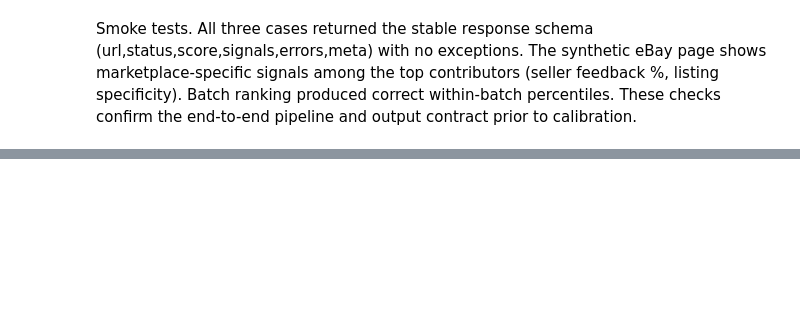
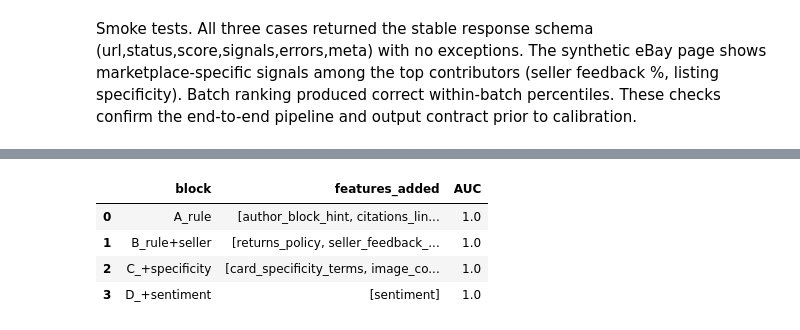
Before and after one commit to k-ferry/cs676-fall-2025, a Jupyter notebook: project-1/deliverable1/deliverable1v2.ipynb, the cells around one changed output, grey strips where cells are left out. Saved outputs shown, nothing was run; the diff lists cells and outputs as text; code cells hidden in the pictures; blank space fills up the shorter version.

Commit message:
Annotation through code cells 9 and additional report draft through ML section

```diff
--- a/project-1/deliverable1/deliverable1v2.ipynb
+++ b/project-1/deliverable1/deliverable1v2.ipynb
@@ -448,7 +527,7 @@ def _signals_ebay_listing(html: str) -> list[Signal]:
     s.append(Signal("year_set_hint", 1.0 if (any_year and any_set) else 0.6, 0.06, "Year+Set mentioned"))
 
     # Image count thoroughness proxy
-    imgs = len(re.findall(r"<img\b", html, re.I))
+    imgs = _count_images(html)
     if imgs >= 8:
         s.append(Signal("image_count", 0.95, 0.05, f"{imgs} images"))
     elif imgs >= 4:
@@ -867,0 +1102,45 @@ Blended score: {'absolute': 56.51, 'percentile': None}
+# %%
+# Cell 10B — Ablation Study
+# -------------------------------------------------------------------
+# Goal: show incremental value of feature blocks: Rule-only → +Seller → +Specificity → +Sentiment.
+
+from sklearn.metrics import roc_auc_score
+
+def ablation_auc(rows, y, keep_features):
+    # Build X with only the columns in keep_features (by FEATURE_ORDER index)
+    X_all = rows_to_matrix(rows)
+    cols = [i for i, f in enumerate(FEATURE_ORDER) if f in keep_features]
+    X = X_all[:, cols]
+    # Split + fit fresh calibrator
+    Xtr, Xte, ytr, yte = train_test_split(X, y, test_size=0.3, random_state=7, stratify=y if np.bincount(y).min()>=2 else None)
+    cal = Calibrator().fit(Xtr, ytr)
+    return roc_auc_score(yte, cal.predict_proba(Xte))
+
+if have_sklearn:
+    # Use your labeled dataset when you have it; demo uses demo_rows/y
+    rows = demo_rows
+    labels = np.array([1 if r["meta"]["is_ebay"] else 0 for r in rows], dtype=int)
+
+    blocks = {
+        "A_rule": {"domain_prior","https","content_length","citations_links","author_block_hint"},
+        "B_rule+seller": {"seller_feedback_pct","seller_feedback_count","top_rated","returns_policy"},
+        "C_+specificity": {"card_specificity_terms","year_set_hint","image_count","shipping_from"},
+        "D_+sentiment": {"sentiment"},
+    }
+
+    keep = set()
+    results = []
+    for name, feats in blocks.items():
+        keep |= feats
+        auc = ablation_auc(rows, labels, keep | blocks["A_rule"]) if name!="A_rule" else ablation_auc(rows, labels, keep)
+        results.append({"block": name, "features_added": sorted(list(feats)), "AUC": round(auc, 3)})
+
+    display(pd.DataFrame(results))
+else:
+    print("scikit-learn not available.")
+# %% [output]
+|  | block | features_added | AUC |
+| 0 | A_rule | [author_block_hint, citations_lin... | 1.0 |
+| 1 | B_rule+seller | [returns_policy, seller_feedback_... | 1.0 |
+| 2 | C_+specificity | [card_specificity_terms, image_co... | 1.0 |
+| 3 | D_+sentiment | [sentiment] | 1.0 |
```
Also changed, not shown: parts of 18 cells of this notebook.
